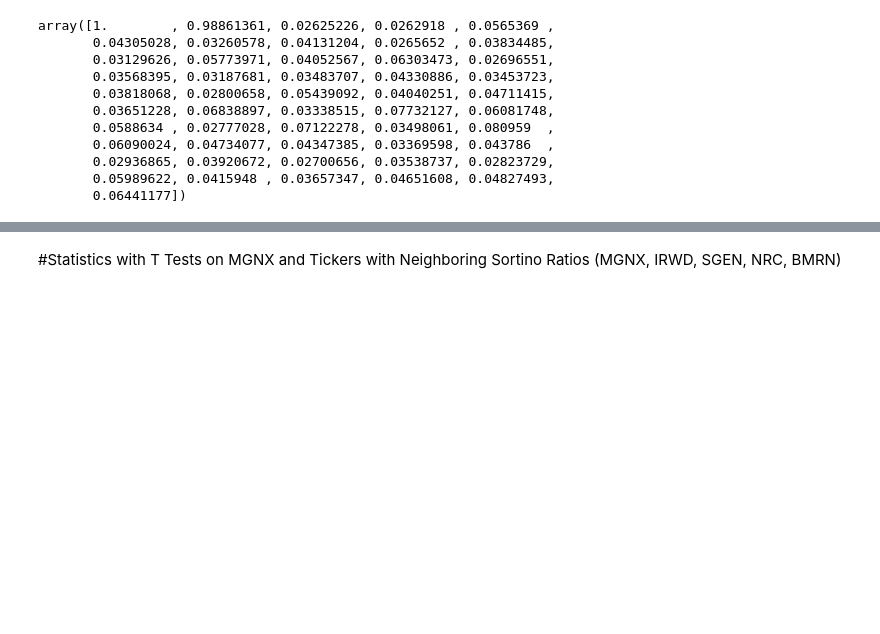
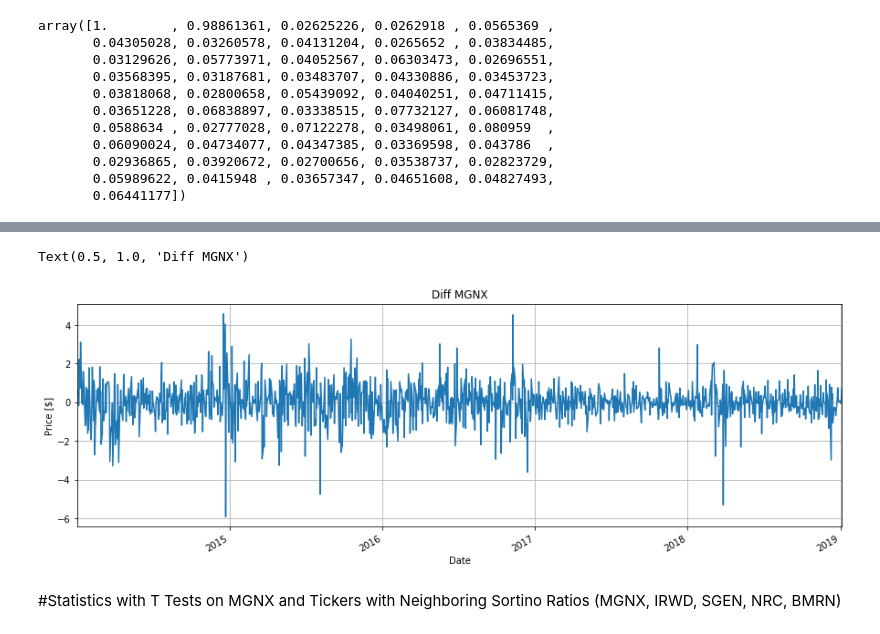
Before and after one commit to ce-r/Capstone-1-Biotech-Stock-Prediction-Model, a Jupyter notebook: biotechnology_exploration_part_2.ipynb, the cells around one changed output, grey strips where cells are left out. Saved outputs shown, nothing was run; the diff lists cells and outputs as text; code cells hidden in the pictures; blank space fills up the shorter version.

```diff
--- a/biotechnology_exploration_part_2.ipynb
+++ b/biotechnology_exploration_part_2.ipynb
@@ -151,0 +200,3 @@ array([1.        , 0.98861361, 0.02625226, 0.0262918 , 0.0565369 ,
+# %%
+# what is happening with the difference? t2 - t1
+diff = p.MGNX.diff()
@@ -152,3 +218,11 @@ array([1.        , 0.98861361, 0.02625226, 0.0262918 , 0.0565369 ,
+# %%
+plt.figure(figsize=(15,5))
+diff.plot(grid=True)
+plt.ylabel('Price [$]')
+plt.title('Diff MGNX')
+# %% [output]
+Text(0.5, 1.0, 'Diff MGNX')
+[figure, added]
 # %% [markdown]
 #Statistics with T Tests on MGNX and Tickers with Neighboring Sortino Ratios (MGNX, IRWD, SGEN, NRC, BMRN)
 # %%
```
Also changed, not shown: parts of 12 cells of this notebook.
